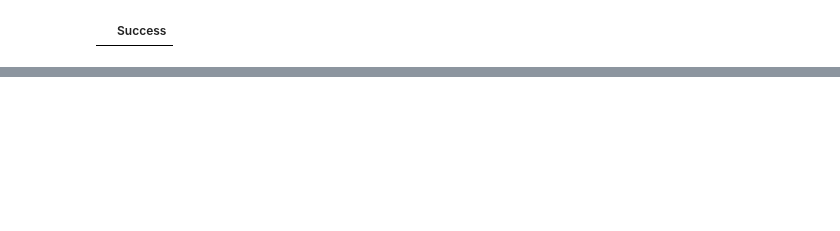
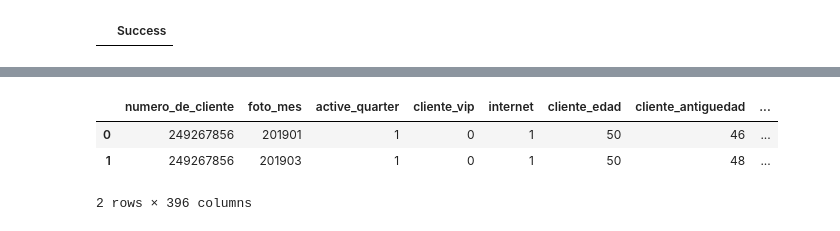
Before and after one commit to dmecoyfin/dmeyf2024, a Jupyter notebook: src/Competencia_3/Feature_Engineering_en_SQL_2.ipynb, the cells around one changed output, grey strips where cells are left out. Saved outputs shown, nothing was run; the diff lists cells and outputs as text; code cells hidden in the pictures; blank space fills up the shorter version.

```diff
--- a/src/Competencia_3/Feature_Engineering_en_SQL_2.ipynb
+++ b/src/Competencia_3/Feature_Engineering_en_SQL_2.ipynb
@@ -447,0 +454,9 @@ FROM pragma_table_info('competencia_03_DQ_ft_2');
+# %%
+%%sql
+select * from competencia_03_DQ_ft_2
+limit 2
+# %% [output]
+|  | numero_de_cliente | foto_mes | active_quarter | cliente_vip | internet | cliente_edad | cliente_antiguedad | ... |
+| 0 | 249267856 | 201901 | 1 | 0 | 1 | 50 | 46 | ... |
+| 1 | 249267856 | 201903 | 1 | 0 | 1 | 50 | 48 | ... |
+2 rows × 396 columns
```
Also changed, not shown: parts of 10 cells of this notebook, 2 other files.
